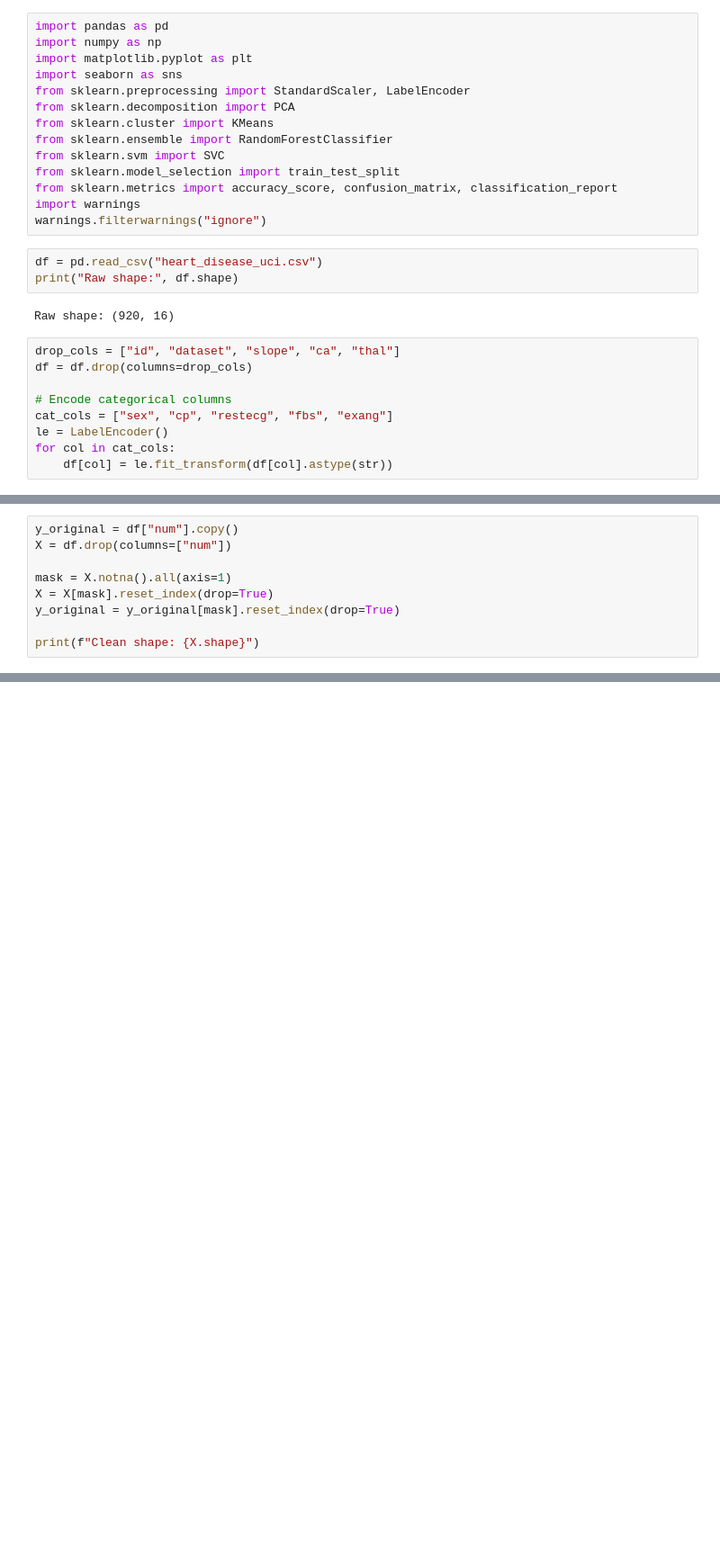
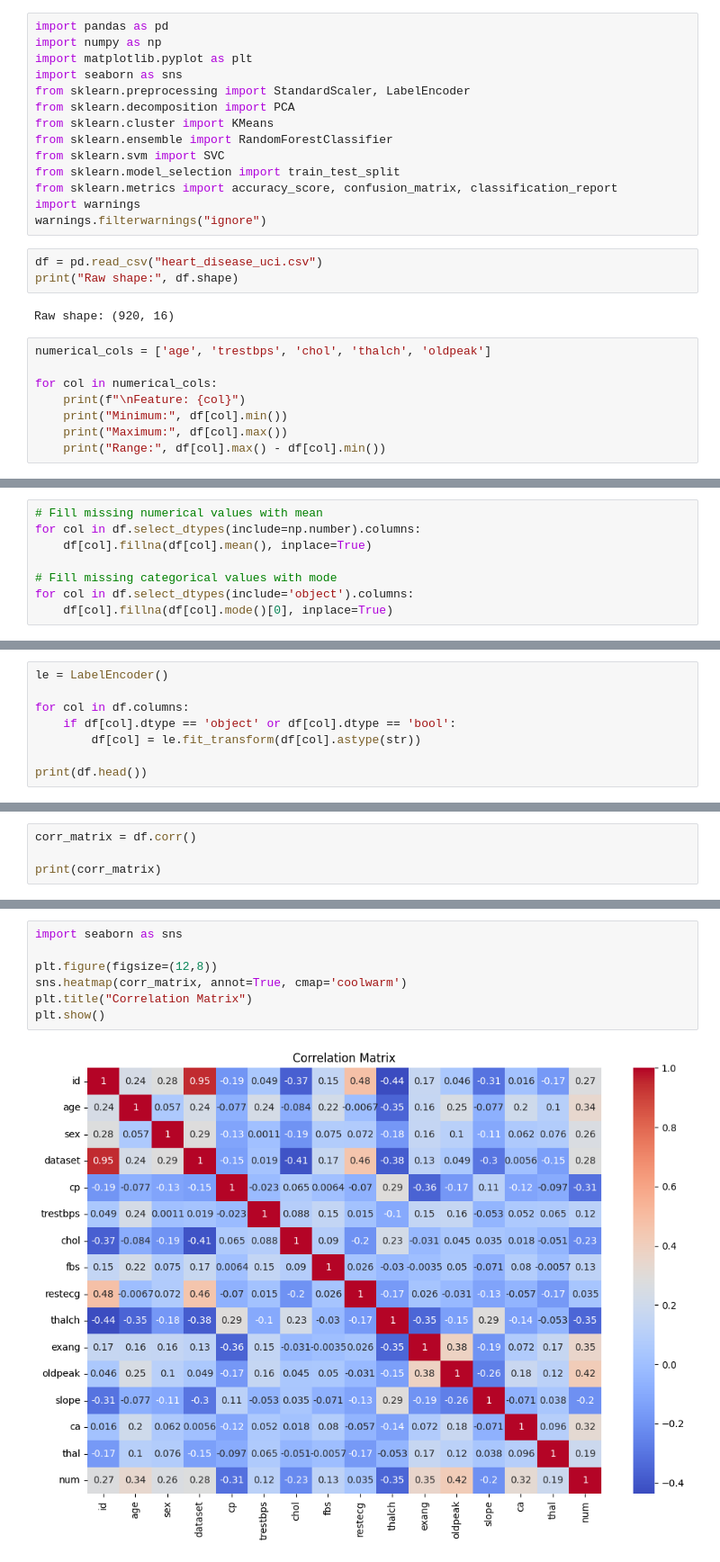
Before and after one commit to RadhikaKapoor383/Python-practise, a Jupyter notebook: AI Lab codes/final lab/AI_finalLab-radhika.ipynb, the cells around one changed output, grey strips where cells are left out. Shown at 90% size. Cells and saved outputs as stored; diff of their text form; blank space fills up the shorter version.

```diff
--- a/AI Lab codes/final lab/AI_finalLab-radhika.ipynb
+++ b/AI Lab codes/final lab/AI_finalLab-radhika.ipynb
@@ -29,11 +29,10 @@ print("Raw shape:", df.shape)
 # %% [output]
 Raw shape: (920, 16)
 # %%
-drop_cols = ["id", "dataset", "slope", "ca", "thal"]
-df = df.drop(columns=drop_cols)
+numerical_cols = ['age', 'trestbps', 'chol', 'thalch', 'oldpeak']
 
-# Encode categorical columns
-cat_cols = ["sex", "cp", "restecg", "fbs", "exang"]
-le = LabelEncoder()
-for col in cat_cols:
-    df[col] = le.fit_transform(df[col].astype(str))
+for col in numerical_cols:
+    print(f"\nFeature: {col}")
+    print("Minimum:", df[col].min())
+    print("Maximum:", df[col].max())
+    print("Range:", df[col].max() - df[col].min())
@@ -40,9 +57,8 @@ for col in cat_cols:
 # %%
-y_original = df["num"].copy()
-X = df.drop(columns=["num"])
+# Fill missing numerical values with mean
+for col in df.select_dtypes(include=np.number).columns:
+    df[col].fillna(df[col].mean(), inplace=True)
 
-mask = X.notna().all(axis=1)
-X = X[mask].reset_index(drop=True)
-y_original = y_original[mask].reset_index(drop=True)
-
-print(f"Clean shape: {X.shape}")
+# Fill missing categorical values with mode
+for col in df.select_dtypes(include='object').columns:
+    df[col].fillna(df[col].mode()[0], inplace=True)
@@ -50,0 +65,8 @@ Clean shape: (827, 10)
+# %%
+le = LabelEncoder()
+
+for col in df.columns:
+    if df[col].dtype == 'object' or df[col].dtype == 'bool':
+        df[col] = le.fit_transform(df[col].astype(str))
+
+print(df.head())
@@ -50,0 +119,4 @@ Clean shape: (827, 10)
+# %%
+corr_matrix = df.corr()
+
+print(corr_matrix)
@@ -50,0 +141,9 @@ Clean shape: (827, 10)
+# %%
+import seaborn as sns
+
+plt.figure(figsize=(12,8))
+sns.heatmap(corr_matrix, annot=True, cmap='coolwarm')
+plt.title("Correlation Matrix")
+plt.show()
+# %% [output]
+[figure, added]
```
Also changed, not shown: parts of 14 cells of this notebook, 2 other files.
